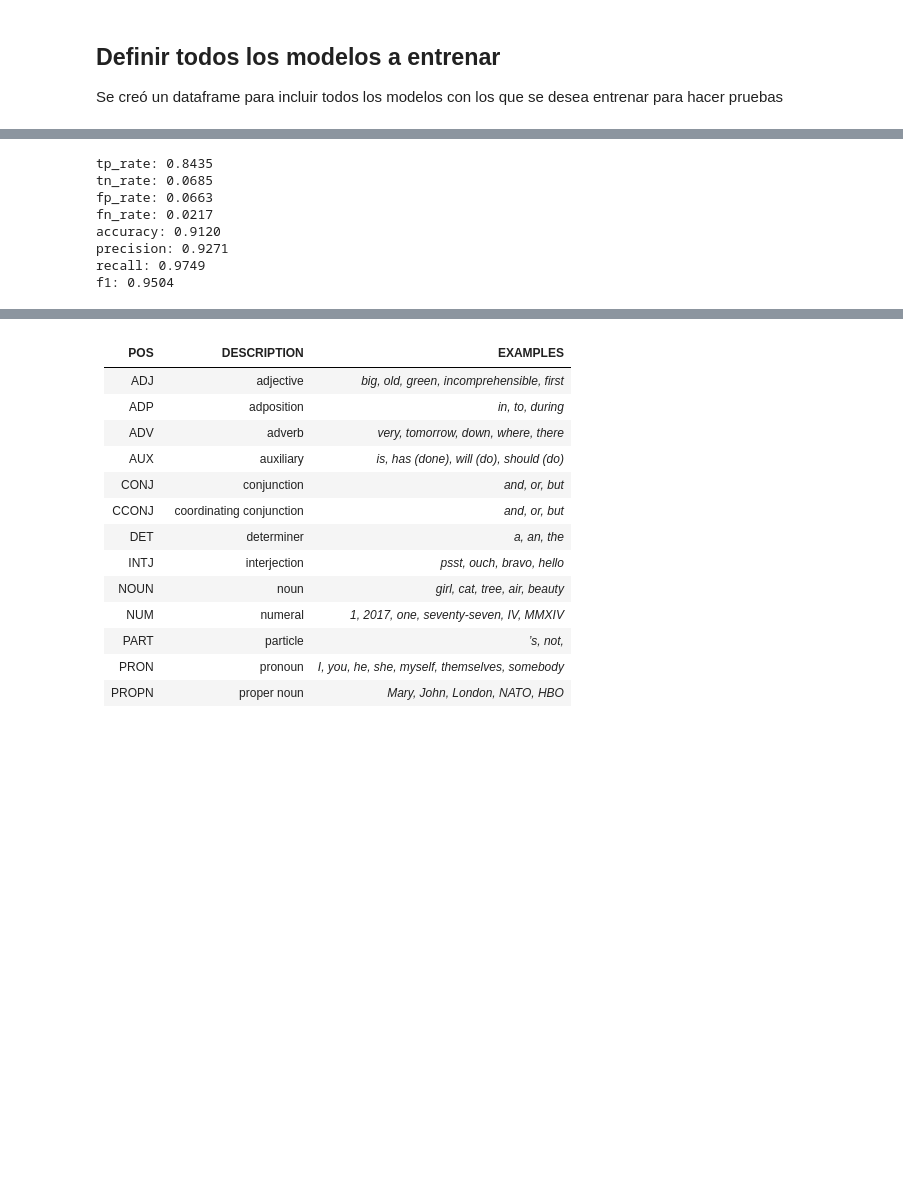
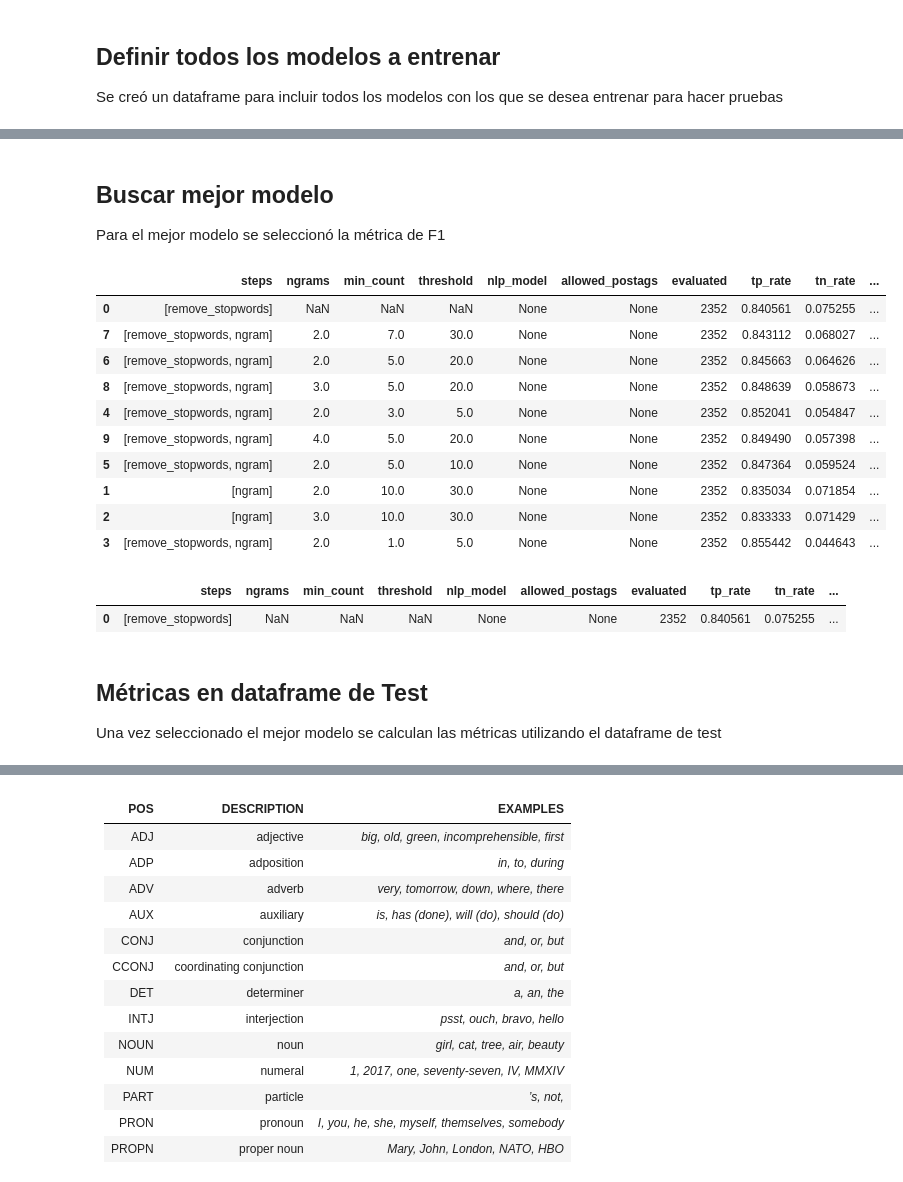
Before and after one commit to EquipoAlfaBuenaMaravillaOndaDinamita/cmiads-tmnlp-h3, a Jupyter notebook: model.ipynb, the cells around one changed output, grey strips where cells are left out. Saved outputs shown, nothing was run; the diff lists cells and outputs as text; code cells hidden in the pictures; blank space fills up the shorter version.

Commit message:
listado para entrenar

```diff
--- a/model.ipynb
+++ b/model.ipynb
@@ -571,20 +705,27 @@ simple_preprocess("hello world", deacc=True)
-# %%
-model_metrics = get_metrics(model=train_model, df=validation)
-
-print('tp_rate: '+'%.4f'%model_metrics['tp_rate'])
-print('tn_rate: '+'%.4f'%model_metrics['tn_rate'])
-print('fp_rate: '+'%.4f'%model_metrics['fp_rate'])
-print('fn_rate: '+'%.4f'%model_metrics['fn_rate'])
-print('accuracy: '+'%.4f'%model_metrics['accuracy'])
-print('precision: '+'%.4f'%model_metrics['precision'])
-print('recall: '+'%.4f'%model_metrics['recall'])
-print('f1: '+'%.4f'%model_metrics['f1'])
-# %% [output]
-tp_rate: 0.8435
-tn_rate: 0.0685
-fp_rate: 0.0663
-fn_rate: 0.0217
-accuracy: 0.9120
-precision: 0.9271
-recall: 0.9749
-f1: 0.9504
+# %% [markdown]
+## Buscar mejor modelo
+Para el mejor modelo se seleccionó la métrica de F1
+# %%
+df_results = df_results.sort_values(by=['f1'], ascending=False)
+df_results.drop(['model'],axis=1)
+# %% [output]
+|  | steps | ngrams | min_count | threshold | nlp_model | allowed_postags | evaluated | tp_rate | tn_rate | ... |
+| 0 | [remove_stopwords] | NaN | NaN | NaN | None | None | 2352 | 0.840561 | 0.075255 | ... |
+| 7 | [remove_stopwords, ngram] | 2.0 | 7.0 | 30.0 | None | None | 2352 | 0.843112 | 0.068027 | ... |
+| 6 | [remove_stopwords, ngram] | 2.0 | 5.0 | 20.0 | None | None | 2352 | 0.845663 | 0.064626 | ... |
+| 8 | [remove_stopwords, ngram] | 3.0 | 5.0 | 20.0 | None | None | 2352 | 0.848639 | 0.058673 | ... |
+| 4 | [remove_stopwords, ngram] | 2.0 | 3.0 | 5.0 | None | None | 2352 | 0.852041 | 0.054847 | ... |
+| 9 | [remove_stopwords, ngram] | 4.0 | 5.0 | 20.0 | None | None | 2352 | 0.849490 | 0.057398 | ... |
+| 5 | [remove_stopwords, ngram] | 2.0 | 5.0 | 10.0 | None | None | 2352 | 0.847364 | 0.059524 | ... |
+| 1 | [ngram] | 2.0 | 10.0 | 30.0 | None | None | 2352 | 0.835034 | 0.071854 | ... |
+| 2 | [ngram] | 3.0 | 10.0 | 30.0 | None | None | 2352 | 0.833333 | 0.071429 | ... |
+| 3 | [remove_stopwords, ngram] | 2.0 | 1.0 | 5.0 | None | None | 2352 | 0.855442 | 0.044643 | ... |
+# %%
+# model with best F1
+df_results.head(1).drop(['model'],axis=1)
+# %% [output]
+|  | steps | ngrams | min_count | threshold | nlp_model | allowed_postags | evaluated | tp_rate | tn_rate | ... |
+| 0 | [remove_stopwords] | NaN | NaN | NaN | None | None | 2352 | 0.840561 | 0.075255 | ... |
+# %% [markdown]
+## Métricas en dataframe de Test
+Una vez seleccionado el mejor modelo se calculan las métricas utilizando el dataframe de test
```
Also changed, not shown: parts of 17 cells of this notebook, 1 other file.
